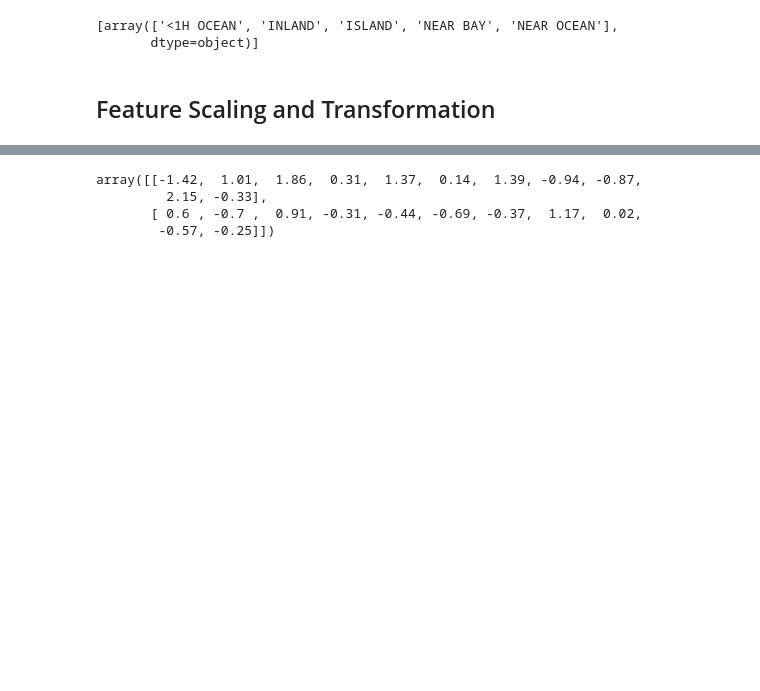
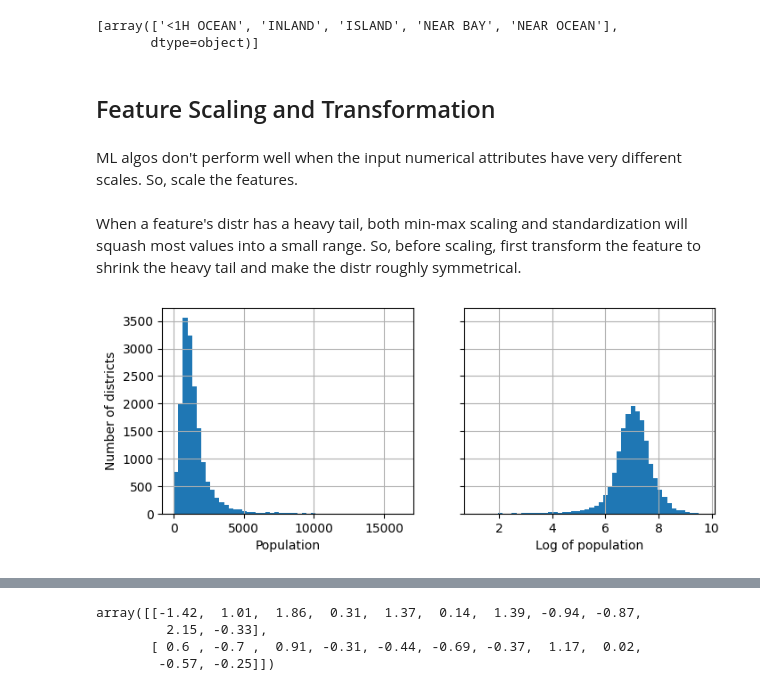
Before and after one commit to malayajac/HowIUnderstandIt_HandsOnML, a Jupyter notebook: ch2_end_to_end.ipynb, the cells around one changed output, grey strips where cells are left out. Drawn from its saved outputs; the diff is of its cells as text; code cells hidden in the pictures; blank space fills up the shorter version.

```diff
--- a/ch2_end_to_end.ipynb
+++ b/ch2_end_to_end.ipynb
@@ -427,5 +427,7 @@ one_hot_encoder.categories_
        dtype=object)]
 # %% [markdown]
 ## Feature Scaling and Transformation
+# %% [markdown]
+ML algos don't perform well when the input numerical attributes have very different scales. So, scale the features.
 # %%
 from sklearn.preprocessing import StandardScaler
@@ -432,0 +437,13 @@ from sklearn.pipeline import Pipeline, make_pipeline
+# %% [markdown]
+When a feature's distr has a heavy tail, both min-max scaling and standardization will squash most values into a small range. So, before scaling, first transform the feature to shrink the heavy tail and make the distr roughly symmetrical.
+# %%
+fig, axs = plt.subplots(1, 2, figsize=(8, 3), sharey=True)
+housing["population"].hist(ax=axs[0], bins=50)
+# Taking the log to make the feature distr roughly symmetrical
+housing["population"].apply(np.log).hist(ax=axs[1], bins=50)
+axs[0].set_xlabel("Population")
+axs[1].set_xlabel("Log of population")
+axs[0].set_ylabel("Number of districts")
+plt.show()
+# %% [output]
+[figure, added]
```
Also changed, not shown: parts of 26 cells of this notebook.
